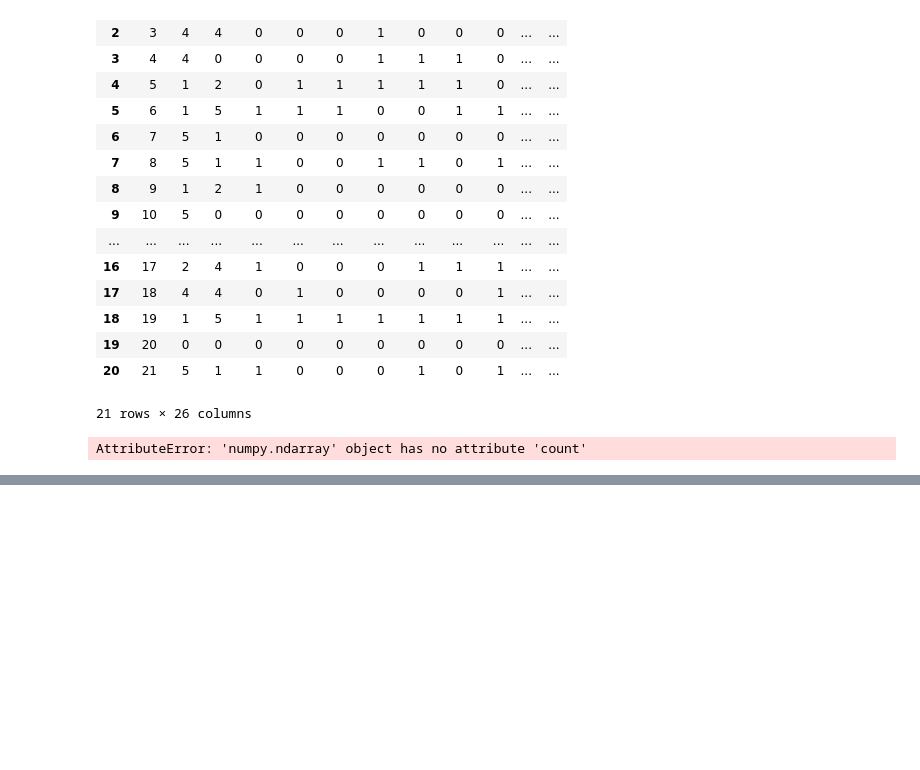
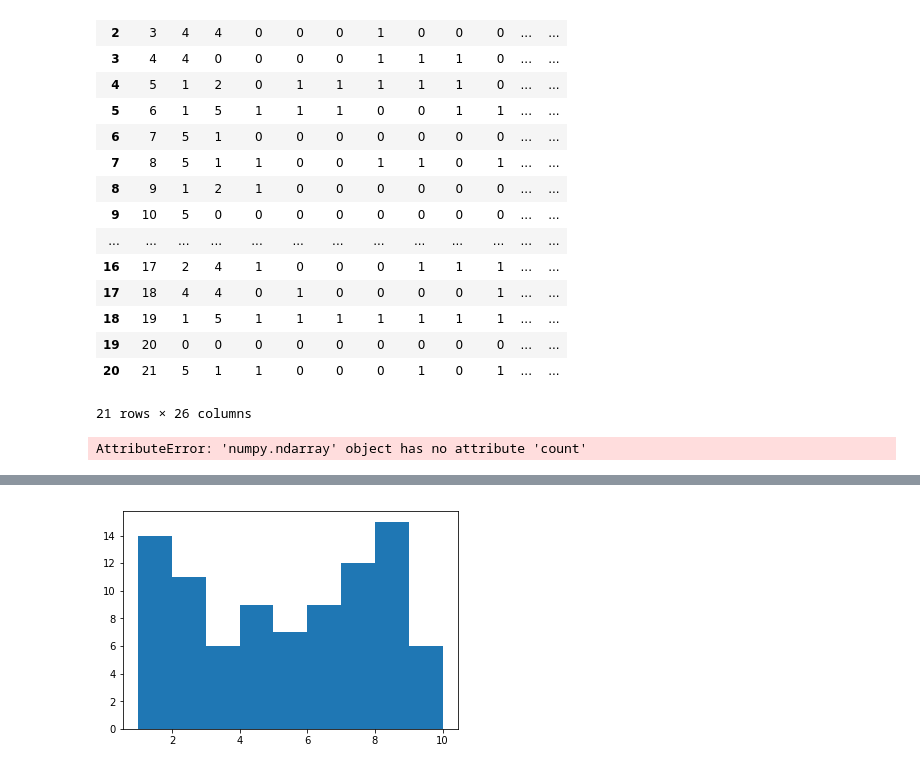
Before and after one commit to benybkim/OAWorkshop, a Jupyter notebook: Innovation_workshop.ipynb, the cells around one changed output, grey strips where cells are left out. Cells and saved outputs as stored; diff of their text form; code cells hidden in the pictures; blank space fills up the shorter version.

```diff
--- a/Innovation_workshop.ipynb
+++ b/Innovation_workshop.ipynb
@@ -154,0 +204,8 @@ AttributeError: 'Series' object has no attribute 'normal'
+# %%
+a = [1,1,1,1,1,1,1,1,1,1,1,1,1,1,2,2,2,2,2,2,2,2,2,2,2,3,3,3,3,3,3,4,4,4,4,4,4,4,4,4,5,5,5,5,5,5,5,6,6,6,6,6,6,6,6,6,
+     7,7,7,7,7,7,7,7,7,7,7,7,8,8,8,8,8,8,8,8,8,8,8,8,8,8,8,9,9,9,9,9,9]
+# %%
+plt.hist(a, range(1,11), label= (""))
+plt.show()
+# %% [output]
+[figure, added]
```
Also changed, not shown: parts of 9 cells of this notebook.
